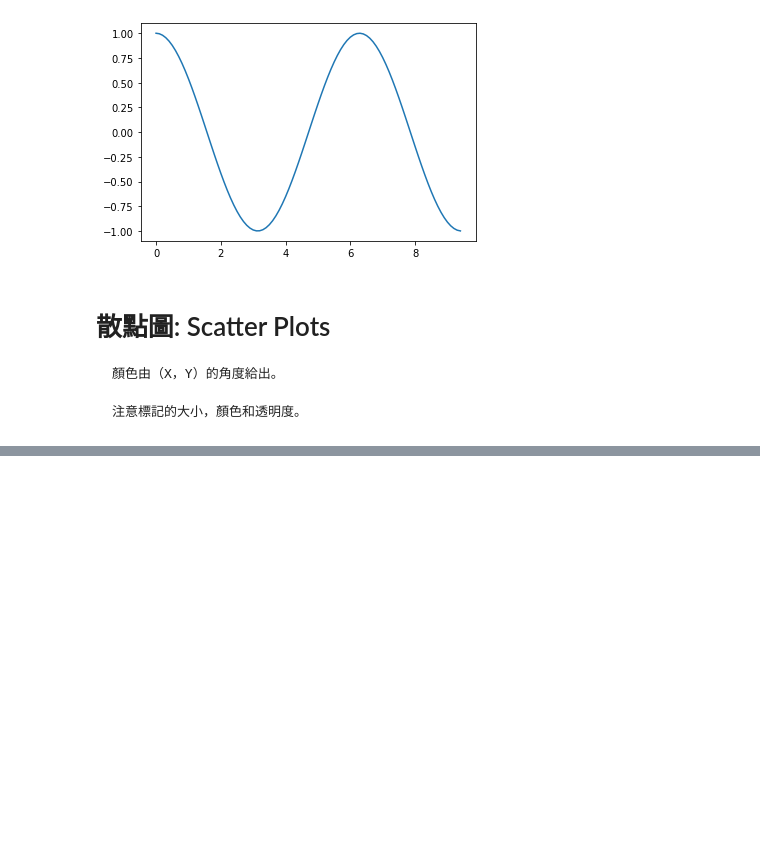
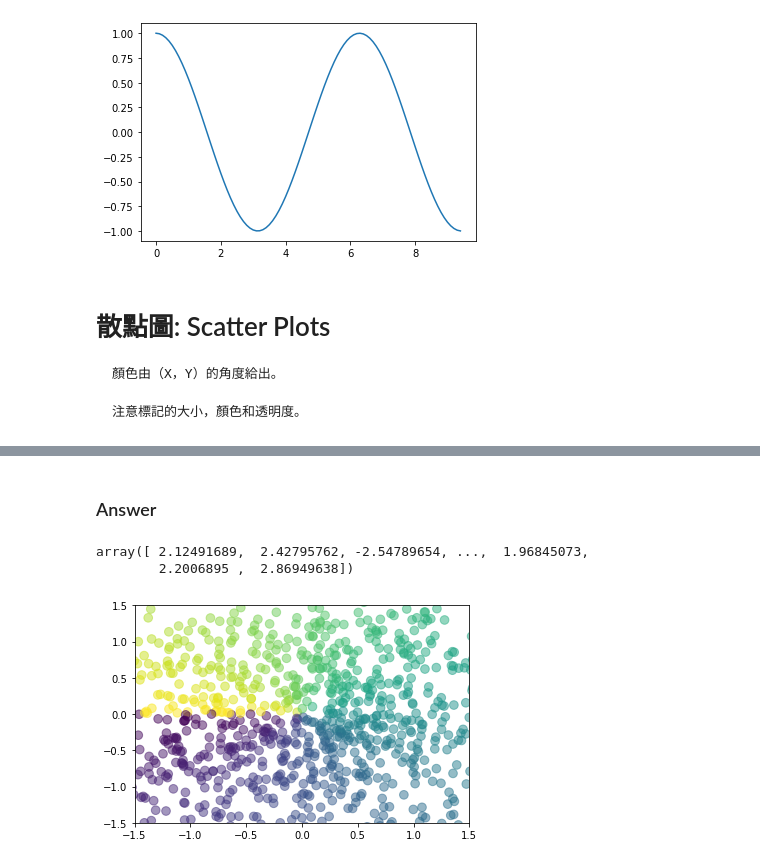
Before and after one commit to jumpingchu/1st-PythonDS-60Days, a Jupyter notebook: Day018/Data Visualization_Day-1_HW.ipynb, the cells around one changed output, grey strips where cells are left out. Saved outputs shown, nothing was run; the diff lists cells and outputs as text; code cells hidden in the pictures; blank space fills up the shorter version.

```diff
--- a/Day018/Data Visualization_Day-1_HW.ipynb
+++ b/Day018/Data Visualization_Day-1_HW.ipynb
@@ -89,0 +72,18 @@ plt.show()
+# %% [markdown]
+### Answer
+# %%
+T = np.arctan2(Y, X)
+T
+# %% [output]
+array([ 2.12491689,  2.42795762, -2.54789654, ...,  1.96845073,
+        2.2006895 ,  2.86949638])
+# %%
+T = np.arctan2(Y,X)
+plt.scatter(X,Y, s=75, c=T, alpha=.5)
+
+plt.xlim(-1.5, 1.5)
+plt.ylim(-1.5, 1.5)
+
+plt.show()
+# %% [output]
+[figure, added]
```
Also changed, not shown: parts of 2 cells of this notebook.
